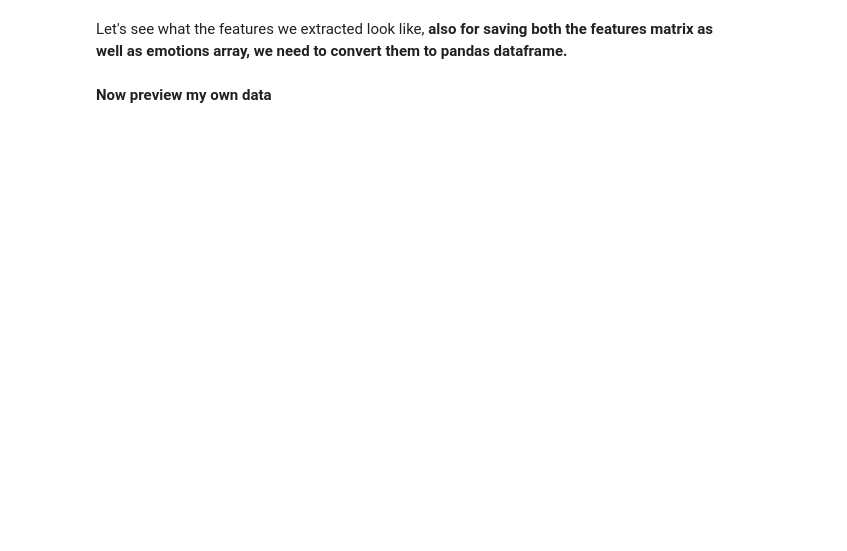
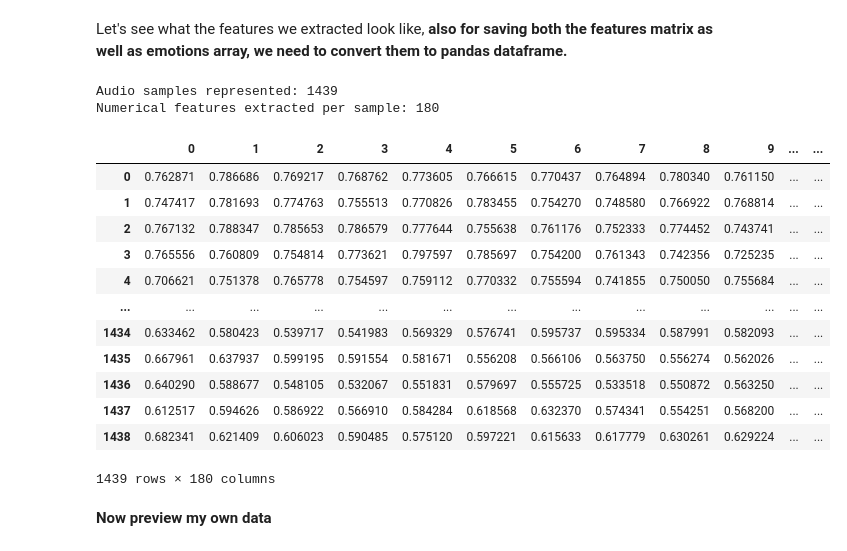
Before and after one commit to Kretaceous/Week3-ClassicML, a Jupyter notebook: Week_3_MachineLearning.ipynb, the cells around one changed output. Saved outputs shown, nothing was run; the diff lists cells and outputs as text; code cells hidden in the pictures; blank space fills up the shorter version.

```diff
--- a/Week_3_MachineLearning.ipynb
+++ b/Week_3_MachineLearning.ipynb
@@ -217,13 +221,29 @@ Let's see what the features we extracted look like, **also for saving both the f
 # %%
 print(f'\nAudio samples represented: {features.shape[0]}')
 print(f'Numerical features extracted per sample: {features.shape[1]}')
 features_df = pd.DataFrame(features) # make it pretty for display
 
 
 #making dataframe for emotions as well
-my_emotions_df = pd.DataFrame(emotions) # make it pretty for display
+emotions_df = pd.DataFrame(emotions) # make it pretty for display
 
 features_df
+# %% [output]
+Audio samples represented: 1439
+Numerical features extracted per sample: 180
+|  | 0 | 1 | 2 | 3 | 4 | 5 | 6 | 7 | 8 | 9 | ... | ... |
+| 0 | 0.762871 | 0.786686 | 0.769217 | 0.768762 | 0.773605 | 0.766615 | 0.770437 | 0.764894 | 0.780340 | 0.761150 | ... | ... |
+| 1 | 0.747417 | 0.781693 | 0.774763 | 0.755513 | 0.770826 | 0.783455 | 0.754270 | 0.748580 | 0.766922 | 0.768814 | ... | ... |
+| 2 | 0.767132 | 0.788347 | 0.785653 | 0.786579 | 0.777644 | 0.755638 | 0.761176 | 0.752333 | 0.774452 | 0.743741 | ... | ... |
+| 3 | 0.765556 | 0.760809 | 0.754814 | 0.773621 | 0.797597 | 0.785697 | 0.754200 | 0.761343 | 0.742356 | 0.725235 | ... | ... |
+| 4 | 0.706621 | 0.751378 | 0.765778 | 0.754597 | 0.759112 | 0.770332 | 0.755594 | 0.741855 | 0.750050 | 0.755684 | ... | ... |
+| ... | ... | ... | ... | ... | ... | ... | ... | ... | ... | ... | ... | ... |
+| 1434 | 0.633462 | 0.580423 | 0.539717 | 0.541983 | 0.569329 | 0.576741 | 0.595737 | 0.595334 | 0.587991 | 0.582093 | ... | ... |
+| 1435 | 0.667961 | 0.637937 | 0.599195 | 0.591554 | 0.581671 | 0.556208 | 0.566106 | 0.563750 | 0.556274 | 0.562026 | ... | ... |
+| 1436 | 0.640290 | 0.588677 | 0.548105 | 0.532067 | 0.551831 | 0.579697 | 0.555725 | 0.533518 | 0.550872 | 0.563250 | ... | ... |
+| 1437 | 0.612517 | 0.594626 | 0.586922 | 0.566910 | 0.584284 | 0.618568 | 0.632370 | 0.574341 | 0.554251 | 0.568200 | ... | ... |
+| 1438 | 0.682341 | 0.621409 | 0.606023 | 0.590485 | 0.575120 | 0.597221 | 0.615633 | 0.617779 | 0.630261 | 0.629224 | ... | ... |
+1439 rows × 180 columns
 # %% [markdown]
 **Now preview my own data**
 # %%
```
Also changed, not shown: parts of 11 cells of this notebook.
